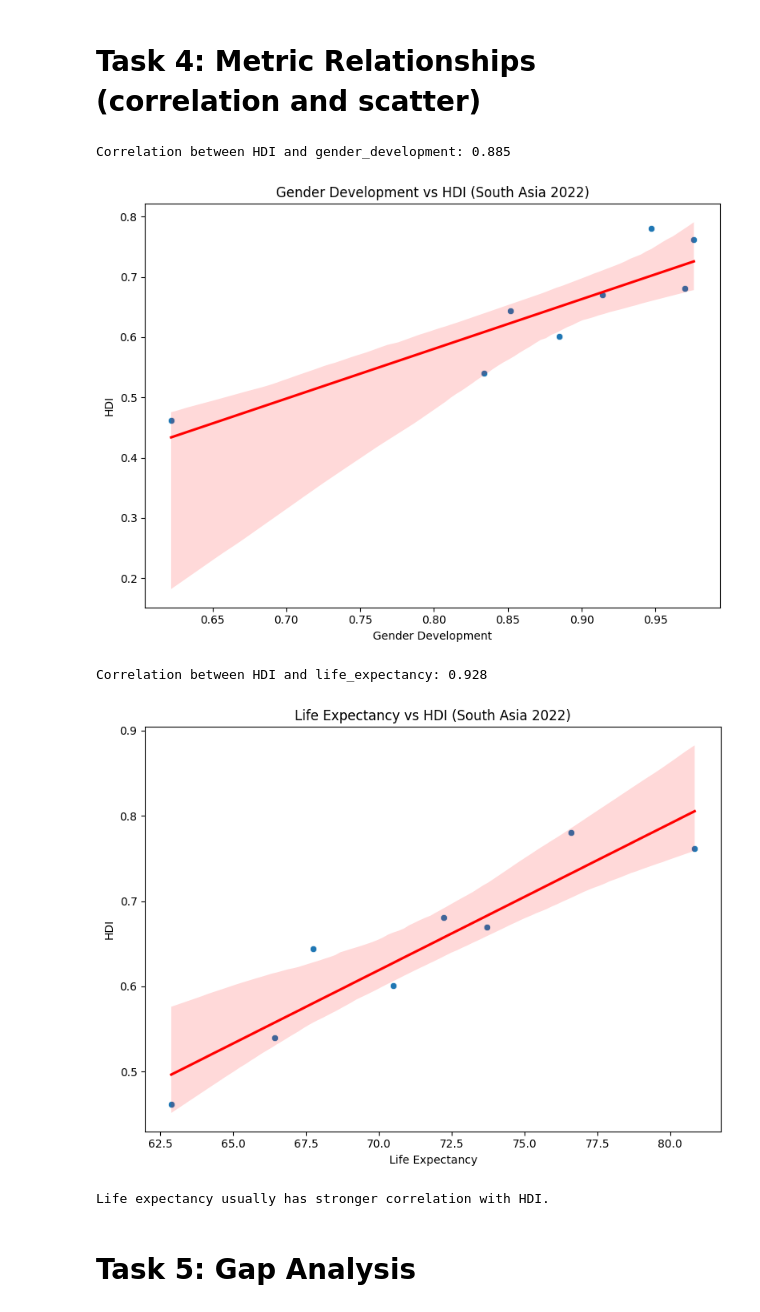
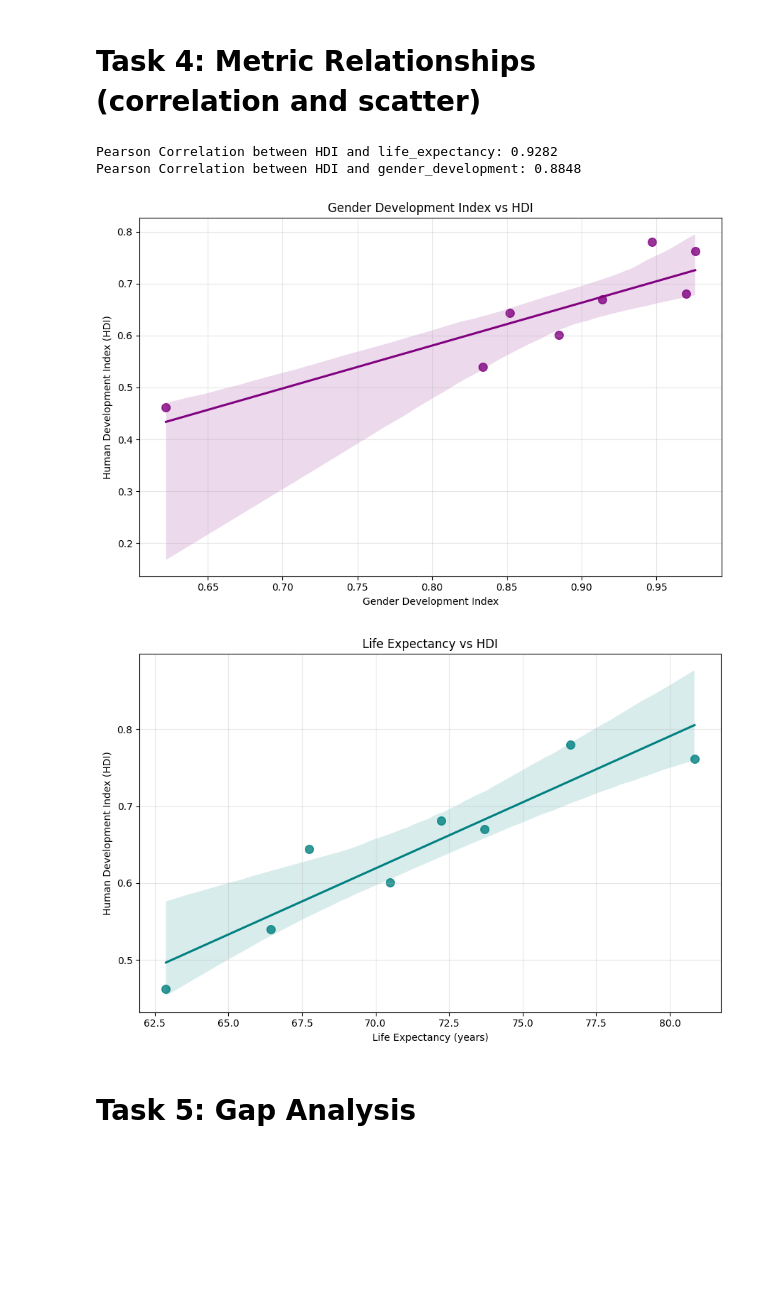
Before and after one commit to np02cs4a240117-art/AI, a Jupyter notebook: 2514120_AmitGangai.ipynb, the cells around one changed output. Saved outputs shown, nothing was run; the diff lists cells and outputs as text; code cells hidden in the pictures; blank space fills up the shorter version.

```diff
--- a/2514120_AmitGangai.ipynb
+++ b/2514120_AmitGangai.ipynb
@@ -482,29 +485,40 @@ plt.show()
 [figure]
 # %% [markdown]
 # Task 4: Metric Relationships (correlation and scatter)
-# %%
-metrics = ['gender_development', 'life_expectancy']
-for metric in metrics:
-    if metric in sa_2022.columns:
-        corr = sa_2022['hdi'].corr(sa_2022[metric])
-        print(f"Correlation between HDI and {metric}: {corr:.3f}")
-
-        plt.figure(figsize=(8, 6))
-        sns.scatterplot(data=sa_2022, x=metric, y='hdi')
-        sns.regplot(data=sa_2022, x=metric, y='hdi', scatter=False, color='red')
-        plt.title(f'{metric.replace("_", " ").title()} vs HDI (South Asia 2022)')
-        plt.xlabel(metric.replace("_", " ").title())
-        plt.ylabel('HDI')
-        plt.tight_layout()
-        plt.show()
-
-print("Life expectancy usually has stronger correlation with HDI.")
-# %% [output]
-Correlation between HDI and gender_development: 0.885
-[figure, removed]
-Correlation between HDI and life_expectancy: 0.928
-[figure, removed]
-Life expectancy usually has stronger correlation with HDI.
+# %%
+# Computing Pearson correlation with HDI
+corr_gender = sa_ranked['hdi'].corr(sa_ranked['life_expectancy'])
+corr_life = sa_ranked['hdi'].corr(sa_ranked['gender_development'])
+
+print(f"Pearson Correlation between HDI and {'life_expectancy'}: {corr_gender:.4f}")
+print(f"Pearson Correlation between HDI and {'gender_development'}: {corr_life:.4f}")
+# %% [output]
+Pearson Correlation between HDI and life_expectancy: 0.9282
+Pearson Correlation between HDI and gender_development: 0.8848
+# %%
+def plot_hdi_vs(var, title, xlabel, color='purple'):
+    plt.figure(figsize=(9, 6))
+    sns.regplot(
+        data=sa_ranked,
+        x=var,
+        y='hdi',
+        color=color,
+        scatter_kws={'s': 70, 'alpha': 0.8},
+        line_kws={'linewidth': 2.2}
+    )
+    plt.title(title)
+    plt.xlabel(xlabel)
+    plt.ylabel("Human Development Index (HDI)")
+    plt.grid(True, alpha=0.3)
+    plt.tight_layout()
+    plt.show()
+
+# Usage
+plot_hdi_vs('gender_development', "Gender Development Index vs HDI", "Gender Development Index")
+plot_hdi_vs('life_expectancy', "Life Expectancy vs HDI", "Life Expectancy (years)", color='teal')
+# %% [output]
+[figure, added]
+[figure, added]
 # %% [markdown]
 # Task 5: Gap Analysis
 # %%
```
Also changed, not shown: parts of 11 cells of this notebook.
